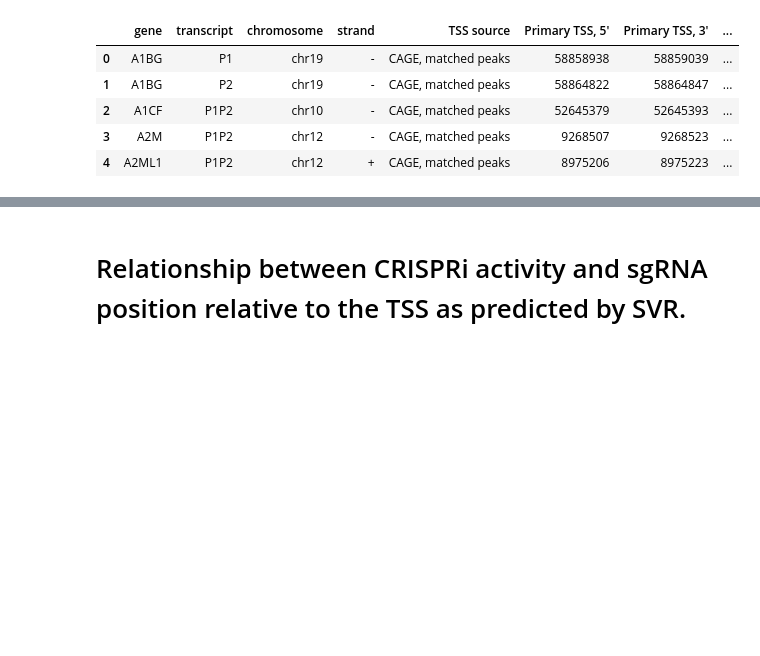
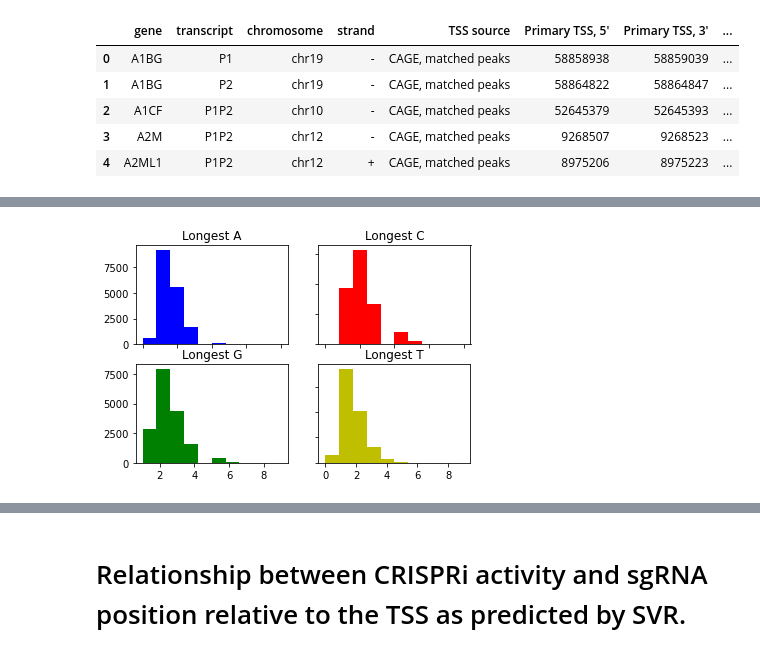
Before and after one commit to AnthonyHein/QCB455Project, a Jupyter notebook: Featurization.ipynb, the cells around one changed output, grey strips where cells are left out. Drawn from its saved outputs; the diff is of its cells as text; code cells hidden in the pictures; blank space fills up the shorter version.

```diff
--- a/Featurization.ipynb
+++ b/Featurization.ipynb
@@ -415,0 +269,4 @@ Averaging the signal at each base of the target site including the PAM. Custom P
+# %%
+# set of genes in tss_annotation_df
+annot_genes = tss_annotation_df['gene'].unique()
+print("The following are some of the genes in tss_annotation_df: " + str(annot_genes[0:5]))
@@ -415,0 +290,11 @@ Averaging the signal at each base of the target site including the PAM. Custom P
+# %%
+# remove these unknown genes
+old_length = len(activity_score_df)
+activity_score_df = activity_score_df[np.logical_not(unknown_gene_vec)]
+new_length = len(activity_score_df)
+activity_score_df = activity_score_df.reset_index()
+
+assert (old_length - sum(unknown_gene_vec) == new_length)
+assert (sum(np.isin(activity_score_df['gene'], annot_genes)) == new_length)
+
+print("The unknown genes have been removed.")
@@ -415,0 +351,14 @@ Averaging the signal at each base of the target site including the PAM. Custom P
+# %%
+longest_consec_run_colnames = [
+    'longest A',
+    'longest C',
+    'longest G',
+    'longest T'
+]
+
+longest_consec_run_series = activity_score_df['sequence'].apply(get_longest_consec)
+
+longest_consec_run_df = pd.DataFrame(longest_consec_run_series.tolist(), columns = longest_consec_run_colnames)
+
+activity_score_df = pd.concat([activity_score_df, longest_consec_run_df], axis=1, sort=False)
+activity_score_df
@@ -415,0 +379,17 @@ Averaging the signal at each base of the target site including the PAM. Custom P
+# %%
+# look at longest consecutive run
+fig, axs = plt.subplots(2, 2)
+
+axs[0, 0].hist(activity_score_df['longest A'], color="b")
+axs[0, 0].set_title('Longest A')
+axs[0, 1].hist(activity_score_df['longest C'], color="r")
+axs[0, 1].set_title('Longest C')
+axs[1, 0].hist(activity_score_df['longest G'], color="g")
+axs[1, 0].set_title('Longest G')
+axs[1, 1].hist(activity_score_df['longest T'], color="y")
+axs[1, 1].set_title('Longest T')
+
+for ax in fig.get_axes():
+    ax.label_outer()
+# %% [output]
+[figure, added]
```
Also changed, not shown: parts of 106 cells of this notebook.
